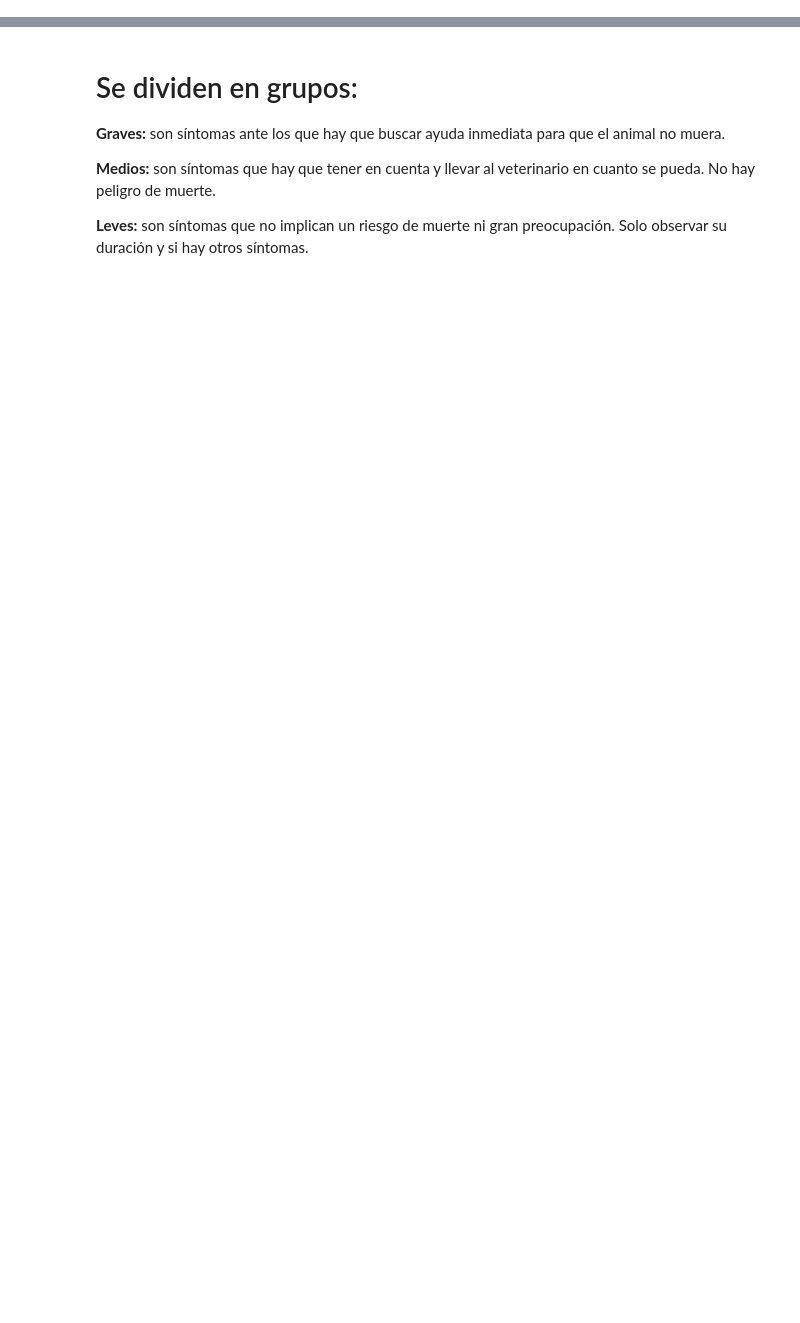
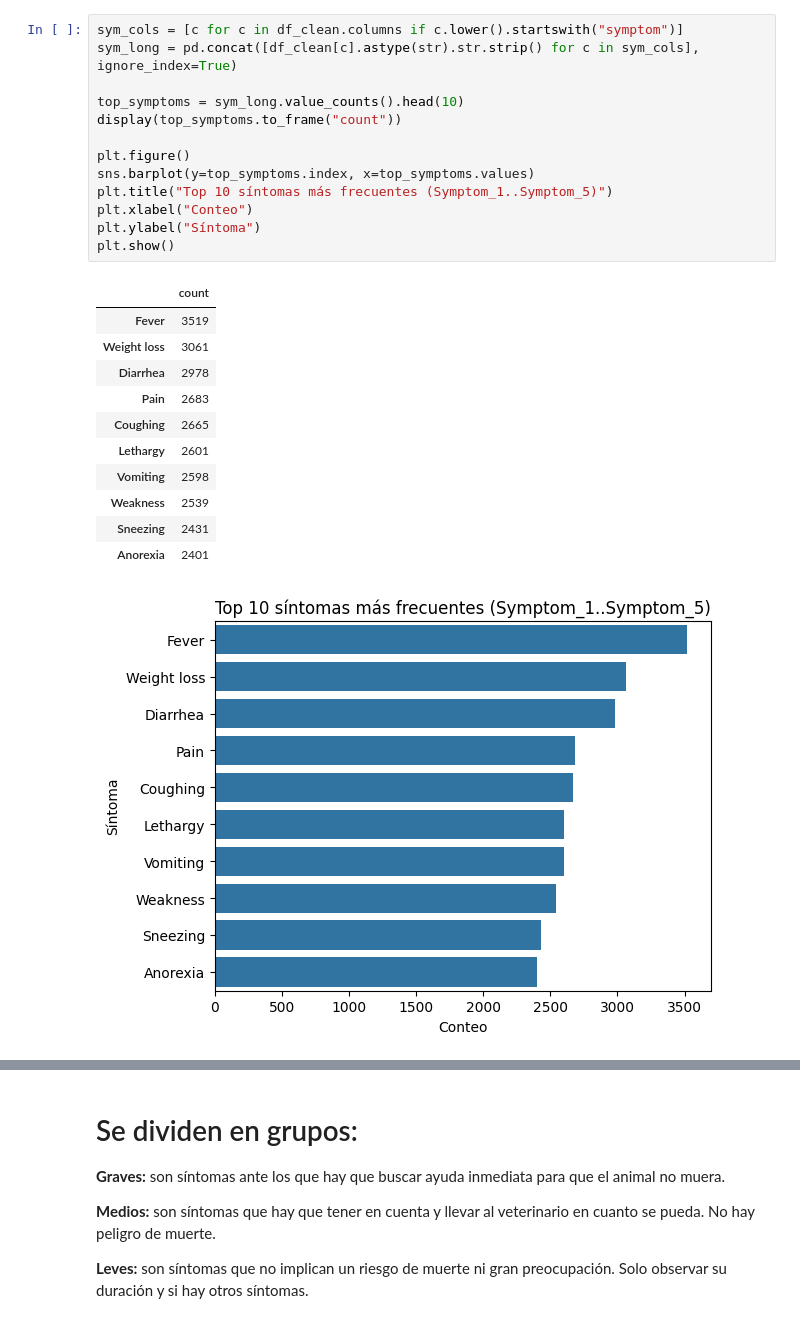
Before and after one commit to Bootcamp-Data-Analyst/p5-analisis_exploratorio_datos-g5, a Jupyter notebook: p5_eda_g5.ipynb, the cells around one changed output, grey strips where cells are left out. Saved outputs shown, nothing was run; the diff lists cells and outputs as text; blank space fills up the shorter version.

```diff
--- a/p5_eda_g5.ipynb
+++ b/p5_eda_g5.ipynb
@@ -120,0 +221,26 @@ Se observa que solamente hay datos de perros y gatos y que la cantidad de cada u
+# %%
+sym_cols = [c for c in df_clean.columns if c.lower().startswith("symptom")]
+sym_long = pd.concat([df_clean[c].astype(str).str.strip() for c in sym_cols], ignore_index=True)
+
+top_symptoms = sym_long.value_counts().head(10)
+display(top_symptoms.to_frame("count"))
+
+plt.figure()
+sns.barplot(y=top_symptoms.index, x=top_symptoms.values)
+plt.title("Top 10 síntomas más frecuentes (Symptom_1..Symptom_5)")
+plt.xlabel("Conteo")
+plt.ylabel("Síntoma")
+plt.show()
+# %% [output]
+|  | count |
+| Fever | 3519 |
+| Weight loss | 3061 |
+| Diarrhea | 2978 |
+| Pain | 2683 |
+| Coughing | 2665 |
+| Lethargy | 2601 |
+| Vomiting | 2598 |
+| Weakness | 2539 |
+| Sneezing | 2431 |
+| Anorexia | 2401 |
+[figure, added]
```
Also changed, not shown: parts of 60 cells of this notebook, 2 other files.
